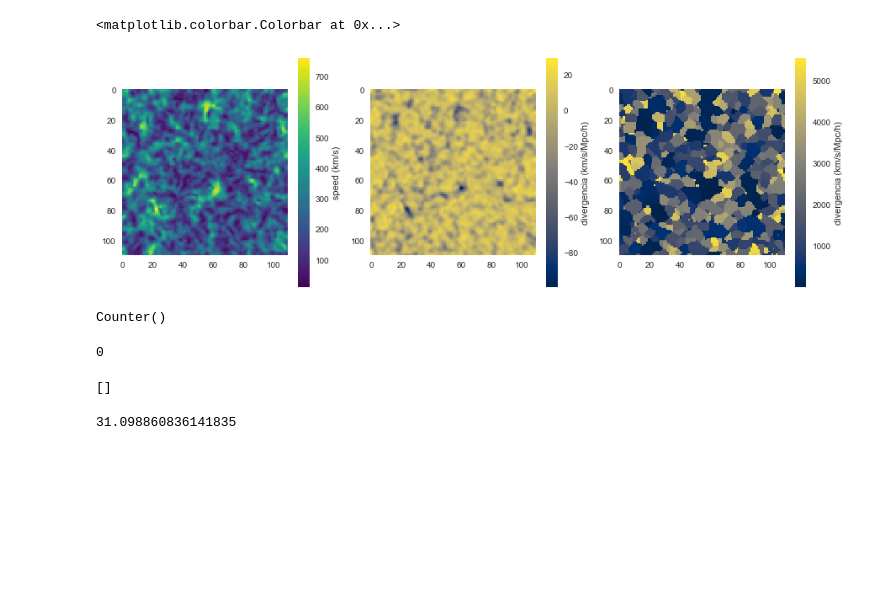
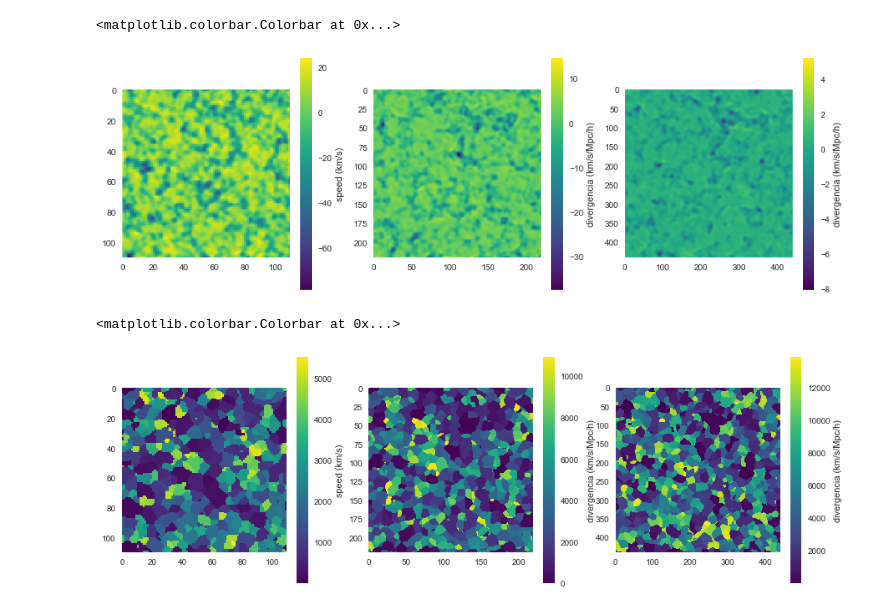
Before and after one commit to forero/abacus, a Jupyter notebook: nb/velocity_fields.ipynb, the cells around one changed output. Drawn from its saved outputs; the diff is of its cells as text; code cells hidden in the pictures; blank space fills up the shorter version.

```diff
--- a/nb/velocity_fields.ipynb
+++ b/nb/velocity_fields.ipynb
@@ -131 +11,11 @@ div = np.load('div_test.npy')
+# %%
+div = {}
+div[200] = np.load("../data/AbacusCosmos_1100box_00_FoF_halos_z0.300/fields/div_box_1100.0_sigmacut_200.0_cell_10.0_smooth_1.0.npy")
+div[300] = np.load("../data/AbacusCosmos_1100box_00_FoF_halos_z0.300/fields/div_box_1100.0_sigmacut_300.0_cell_10.0_smooth_1.0.npy")
+div[400] = np.load("../data/AbacusCosmos_1100box_00_FoF_halos_z0.300/fields/div_box_1100.0_sigmacut_400.0_cell_10.0_smooth_1.0.npy")
+
+water = {}
+water[200] = np.load("../data/AbacusCosmos_1100box_00_FoF_halos_z0.300/fields/watershed_box_1100.0_sigmacut_200.0_cell_10.0_smooth_1.0.npy")
+water[300] = np.load("../data/AbacusCosmos_1100box_00_FoF_halos_z0.300/fields/watershed_box_1100.0_sigmacut_300.0_cell_10.0_smooth_1.0.npy")
+water[400] = np.load("../data/AbacusCosmos_1100box_00_FoF_halos_z0.300/fields/watershed_box_1100.0_sigmacut_400.0_cell_10.0_smooth_1.0.npy")
 # %%
@@ -245,40 +129,54 @@ _= plt.hist(c.values(), log=True, bins=np.linspace(0,100,100))
+# %%
+div[1] = np.load("../data/AbacusCosmos_1100box_00_FoF_halos_z0.300/fields/div_box_1100.0_sigmacut_200.0_cell_10.0_smooth_1.0.npy")
+div[2] = np.load("../data/AbacusCosmos_1100box_00_FoF_halos_z0.300/fields/div_box_1100.0_sigmacut_200.0_cell_5.0_smooth_2.0.npy")
+div[4] = np.load("../data/AbacusCosmos_1100box_00_FoF_halos_z0.300/fields/div_box_1100.0_sigmacut_200.0_cell_2.5_smooth_4.0.npy")
+
+water[1] = np.load("../data/AbacusCosmos_1100box_00_FoF_halos_z0.300/fields/watershed_box_1100.0_sigmacut_200.0_cell_10.0_smooth_1.0.npy")
+water[2] = np.load("../data/AbacusCosmos_1100box_00_FoF_halos_z0.300/fields/watershed_box_1100.0_sigmacut_200.0_cell_5.0_smooth_2.0.npy")
+water[4] = np.load("../data/AbacusCosmos_1100box_00_FoF_halos_z0.300/fields/watershed_box_1100.0_sigmacut_200.0_cell_2.5_smooth_4.0.npy")
 # %%
-z_slice = 40
+z_slice = 10
 plt.figure(figsize=(15,5))
 
-
 plt.subplot(1,3,1)
-plt.imshow(v_norm[:,:,z_slice], cmap='viridis')
+plt.imshow(div[1][z_slice,:,:], cmap='viridis')
 plt.grid(False)
 plt.colorbar(label='speed (km/s)')
 
 
 plt.subplot(1,3,2)
-plt.imshow(div[:,:,z_slice], cmap='cividis')
+plt.imshow(div[2][z_slice,:,:], cmap='viridis')
 plt.grid(False)
 plt.colorbar(label='divergencia (km/s/Mpc/h)')
 
 
 plt.subplot(1,3,3)
-plt.imshow(watershed_group[:,:,z_slice], cmap='cividis')
+plt.imshow(div[4][z_slice,:,:], cmap='viridis')
 plt.grid(False)
 plt.colorbar(label='divergencia (km/s/Mpc/h)')
 # %% [output]
 <matplotlib.colorbar.Colorbar at 0x...>
-[figure, old version]
+[figure, new version]
-# %%
-c
-# %% [output]
-Counter()
-# %%
-len(c)
-# %% [output]
-0
-# %%
-c.most_common()
-# %% [output]
-[]
-# %%
-1100/(49303**0.33)
-# %% [output]
-31.098860836141835
+# %%
+z_slice = 10
+plt.figure(figsize=(15,5))
+
+plt.subplot(1,3,1)
+plt.imshow(water[1][z_slice,:,:], cmap='viridis')
+plt.grid(False)
+plt.colorbar(label='speed (km/s)')
+
+
+plt.subplot(1,3,2)
+plt.imshow(water[2][z_slice,:,:], cmap='viridis')
+plt.grid(False)
+plt.colorbar(label='divergencia (km/s/Mpc/h)')
+
+
+plt.subplot(1,3,3)
+plt.imshow(water[4][z_slice,:,:], cmap='viridis')
+plt.grid(False)
+plt.colorbar(label='divergencia (km/s/Mpc/h)')
+# %% [output]
+<matplotlib.colorbar.Colorbar at 0x...>
+[figure, added]
```
Also changed, not shown: parts of 28 cells of this notebook.
